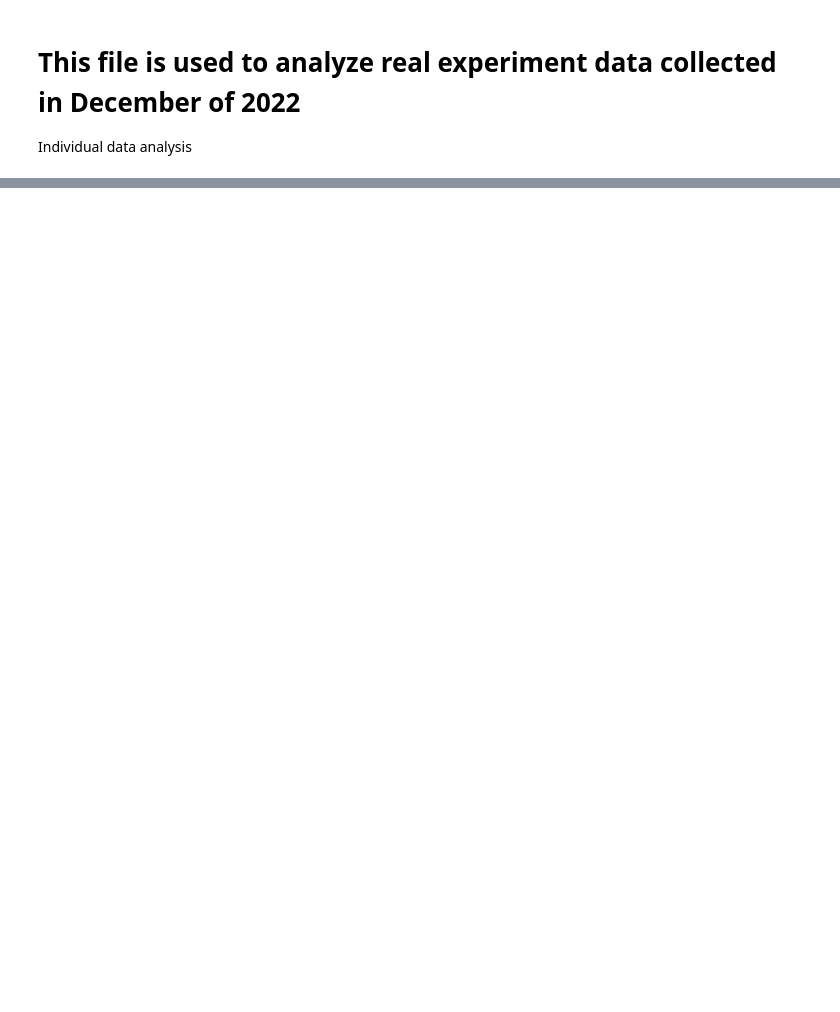
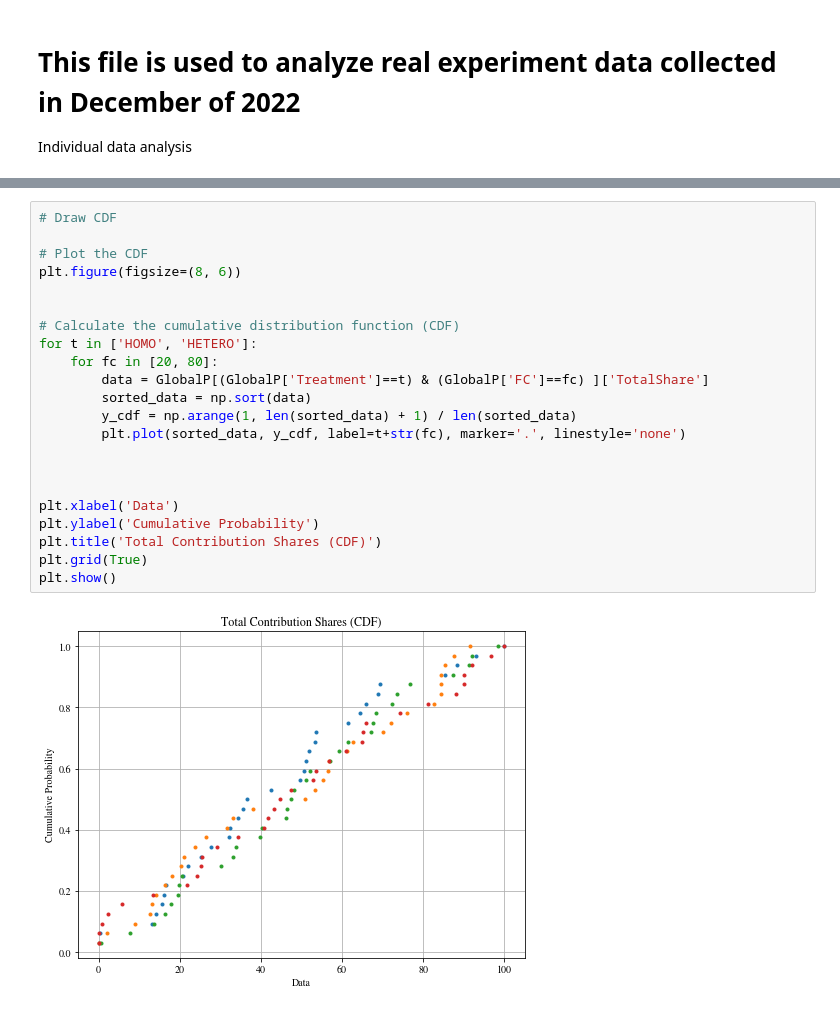
Before and after one commit to xinxin-lyu/GlobalClub_Analysis, a Jupyter notebook: 02-Individual-Data-Jan-2023.ipynb, the cells around one changed output, grey strips where cells are left out. Cells and saved outputs as stored; diff of their text form; blank space fills up the shorter version.

```diff
--- a/02-Individual-Data-Jan-2023.ipynb
+++ b/02-Individual-Data-Jan-2023.ipynb
@@ -19,0 +160,24 @@ Text(0.5, 1.0, 'ABC123 vs $\\mathrm{ABC123}^{123}$')
+# %%
+# Draw CDF
+
+# Plot the CDF
+plt.figure(figsize=(8, 6))
+
+
+# Calculate the cumulative distribution function (CDF)
+for t in ['HOMO', 'HETERO']:
+    for fc in [20, 80]:
+        data = GlobalP[(GlobalP['Treatment']==t) & (GlobalP['FC']==fc) ]['TotalShare']
+        sorted_data = np.sort(data)
+        y_cdf = np.arange(1, len(sorted_data) + 1) / len(sorted_data)
+        plt.plot(sorted_data, y_cdf, label=t+str(fc), marker='.', linestyle='none')
+
+
+
+plt.xlabel('Data')
+plt.ylabel('Cumulative Probability')
+plt.title('Total Contribution Shares (CDF)')
+plt.grid(True)
+plt.show()
+# %% [output]
+[figure, added]
```
Also changed, not shown: parts of 22 cells of this notebook, 27 other files.
